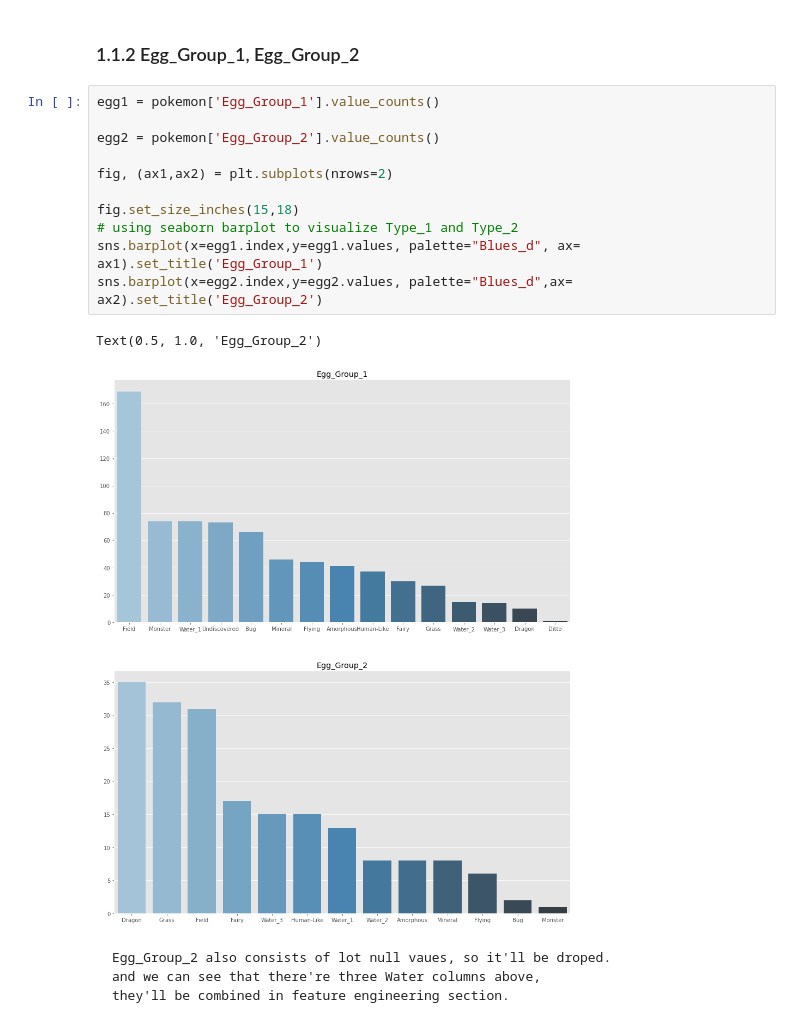
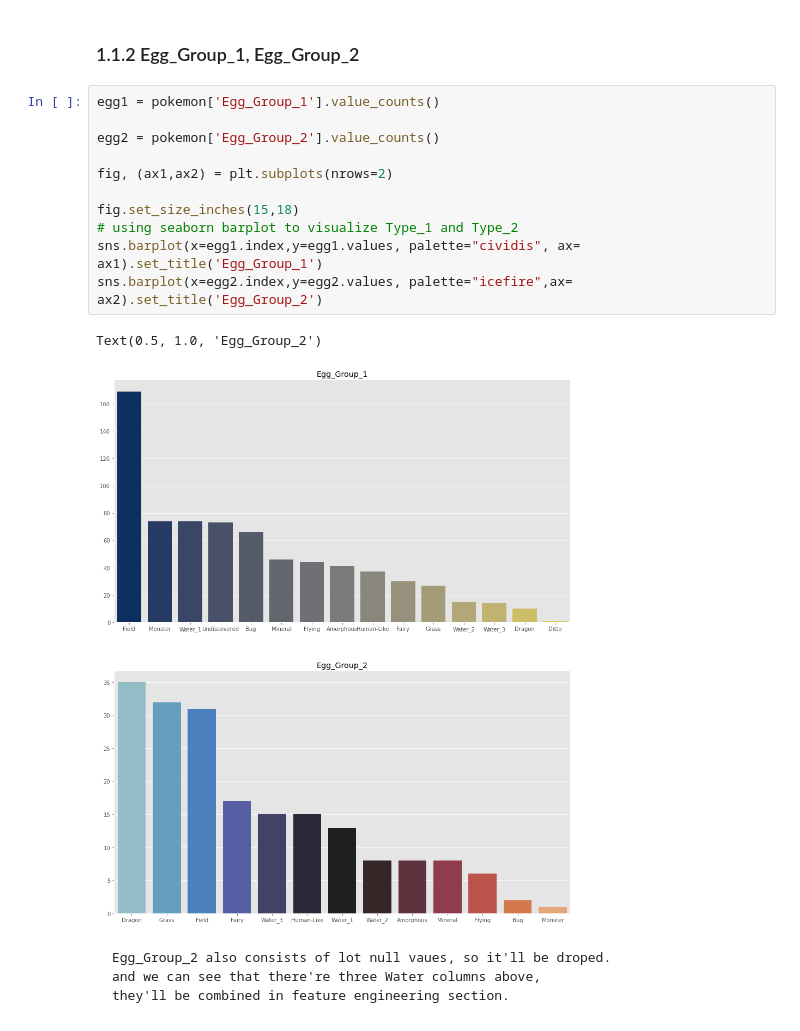
Before and after one commit to MarsSeo/kaggle, a Jupyter notebook: pokemon-data-visualization-is-or-not-legendary.ipynb, the cells around one changed output. Saved outputs shown, nothing was run; the diff lists cells and outputs as text.

````diff
--- a/pokemon-data-visualization-is-or-not-legendary.ipynb
+++ b/pokemon-data-visualization-is-or-not-legendary.ipynb
@@ -85,17 +85,17 @@ and they'll be combined in feature engineering section.
 # %%
 egg1 = pokemon['Egg_Group_1'].value_counts()
 
 egg2 = pokemon['Egg_Group_2'].value_counts()
 
 fig, (ax1,ax2) = plt.subplots(nrows=2)
 
 fig.set_size_inches(15,18)
 # using seaborn barplot to visualize Type_1 and Type_2
-sns.barplot(x=egg1.index,y=egg1.values, palette="Blues_d", ax= ax1).set_title('Egg_Group_1')
-sns.barplot(x=egg2.index,y=egg2.values, palette="Blues_d",ax= ax2).set_title('Egg_Group_2')
+sns.barplot(x=egg1.index,y=egg1.values, palette="cividis", ax= ax1).set_title('Egg_Group_1')
+sns.barplot(x=egg2.index,y=egg2.values, palette="icefire",ax= ax2).set_title('Egg_Group_2')
 # %% [output]
 Text(0.5, 1.0, 'Egg_Group_2')
-[figure, old version]
+[figure, new version]
 # %% [markdown]
 ```
 Egg_Group_2 also consists of lot null vaues, so it'll be droped.
````
Also changed, not shown: parts of 4 cells of this notebook.
